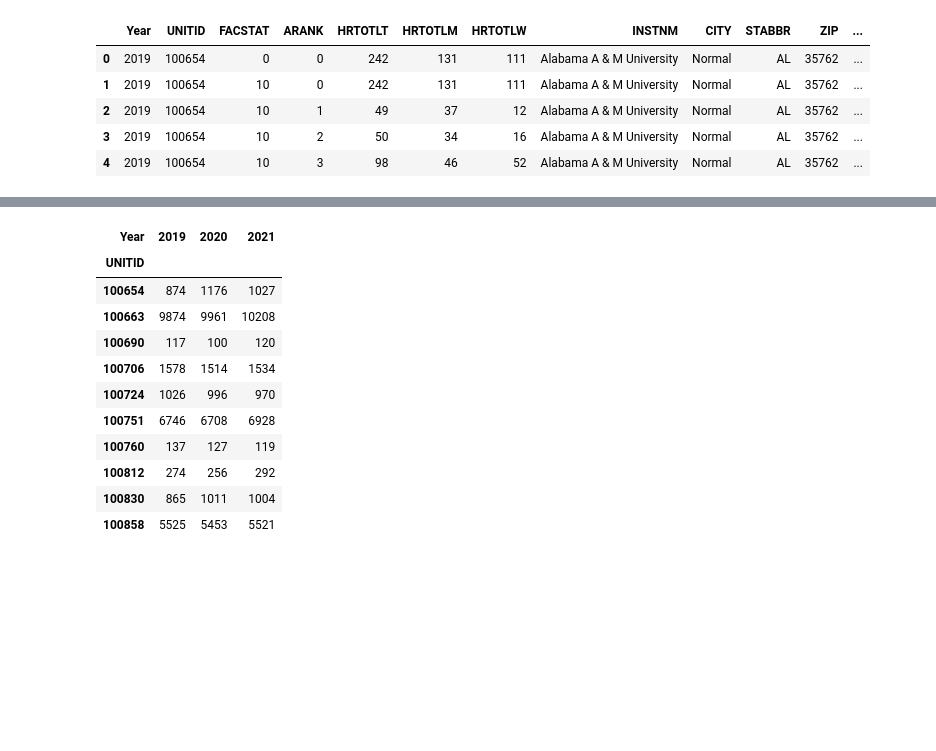
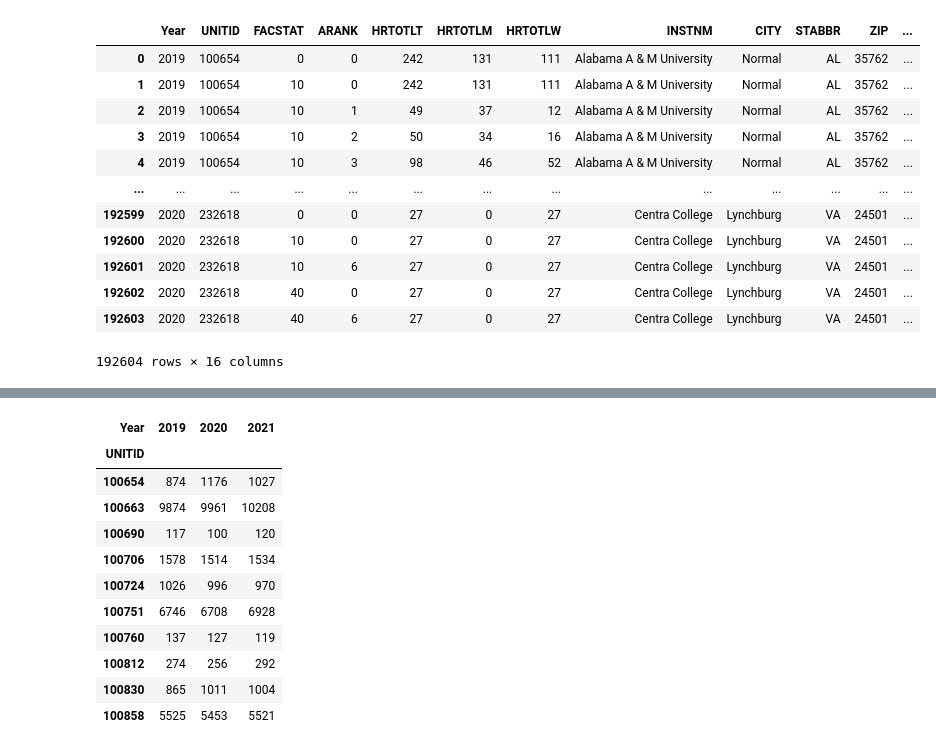
Before and after one commit to davidbowen87/higher_education, a Jupyter notebook: mach_learn_draft/mach_learn_draft.ipynb, the cells around one changed output, grey strips where cells are left out. Saved outputs shown, nothing was run; the diff lists cells and outputs as text; code cells hidden in the pictures; blank space fills up the shorter version.

```diff
--- a/mach_learn_draft/mach_learn_draft.ipynb
+++ b/mach_learn_draft/mach_learn_draft.ipynb
@@ -12,15 +29,27 @@ from imblearn.metrics import classification_report_imbalanced
+# %%
+#Converting to Pandas DataFrame
+df = pd.DataFrame(tmp, columns= ['Year','UNITID','FACSTAT','ARANK','HRTOTLT','HRTOTLM','HRTOTLW','INSTNM','CITY','STABBR','ZIP',
+                                    'CONTROL','HLOFFER','INSTSIZE','LONGITUD','LATITUDE'])
+df
+# %% [output]
+|  | Year | UNITID | FACSTAT | ARANK | HRTOTLT | HRTOTLM | HRTOTLW | INSTNM | CITY | STABBR | ZIP | ... |
+| 0 | 2019 | 100654 | 0 | 0 | 242 | 131 | 111 | Alabama A & M University | Normal | AL | 35762 | ... |
+| 1 | 2019 | 100654 | 10 | 0 | 242 | 131 | 111 | Alabama A & M University | Normal | AL | 35762 | ... |
+| 2 | 2019 | 100654 | 10 | 1 | 49 | 37 | 12 | Alabama A & M University | Normal | AL | 35762 | ... |
+| 3 | 2019 | 100654 | 10 | 2 | 50 | 34 | 16 | Alabama A & M University | Normal | AL | 35762 | ... |
+| 4 | 2019 | 100654 | 10 | 3 | 98 | 46 | 52 | Alabama A & M University | Normal | AL | 35762 | ... |
+| ... | ... | ... | ... | ... | ... | ... | ... | ... | ... | ... | ... | ... |
+| 192599 | 2020 | 232618 | 0 | 0 | 27 | 0 | 27 | Centra College | Lynchburg | VA | 24501 | ... |
+| 192600 | 2020 | 232618 | 10 | 0 | 27 | 0 | 27 | Centra College | Lynchburg | VA | 24501 | ... |
+| 192601 | 2020 | 232618 | 10 | 6 | 27 | 0 | 27 | Centra College | Lynchburg | VA | 24501 | ... |
+| 192602 | 2020 | 232618 | 40 | 0 | 27 | 0 | 27 | Centra College | Lynchburg | VA | 24501 | ... |
+| 192603 | 2020 | 232618 | 40 | 6 | 27 | 0 | 27 | Centra College | Lynchburg | VA | 24501 | ... |
+192604 rows × 16 columns
 # %%
-#Loading the cleaned Data
-file_path = Path('highered_merged_data.csv')
-df = pd.read_csv(file_path)
-df.head(5)
+# #Loading the cleaned Data
+# #file_path = Path('highered_merged_data.csv')
+# #df = pd.read_csv(file_path)
+# df.head(5)
-# %% [output]
-|  | Year | UNITID | FACSTAT | ARANK | HRTOTLT | HRTOTLM | HRTOTLW | INSTNM | CITY | STABBR | ZIP | ... |
-| 0 | 2019 | 100654 | 0 | 0 | 242 | 131 | 111 | Alabama A & M University | Normal | AL | 35762 | ... |
-| 1 | 2019 | 100654 | 10 | 0 | 242 | 131 | 111 | Alabama A & M University | Normal | AL | 35762 | ... |
-| 2 | 2019 | 100654 | 10 | 1 | 49 | 37 | 12 | Alabama A & M University | Normal | AL | 35762 | ... |
-| 3 | 2019 | 100654 | 10 | 2 | 50 | 34 | 16 | Alabama A & M University | Normal | AL | 35762 | ... |
-| 4 | 2019 | 100654 | 10 | 3 | 98 | 46 | 52 | Alabama A & M University | Normal | AL | 35762 | ... |
 # %%
 # df_test = df.drop_duplicates()
 df_test = df.drop(['FACSTAT', 'ARANK'], axis=1)
```
Also changed, not shown: parts of 9 cells of this notebook.
